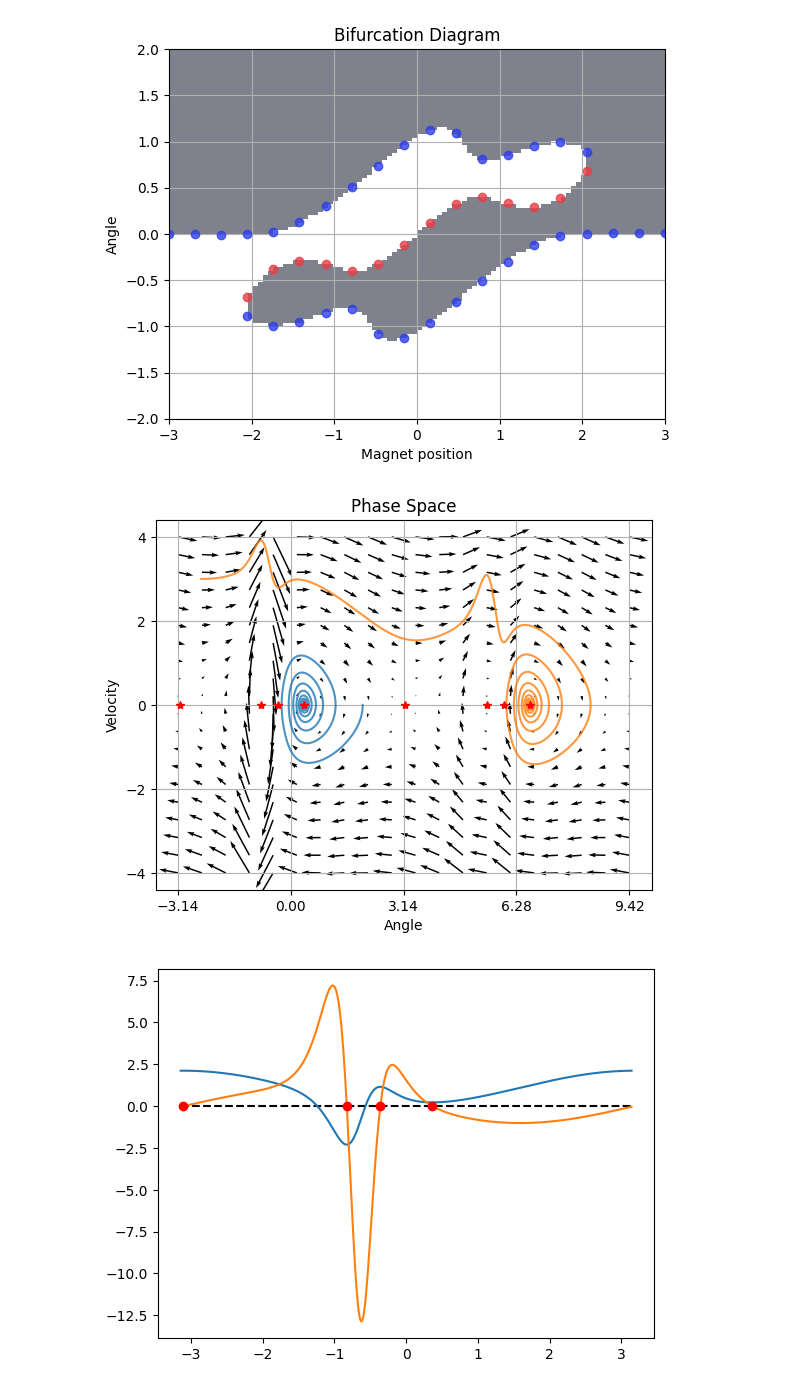
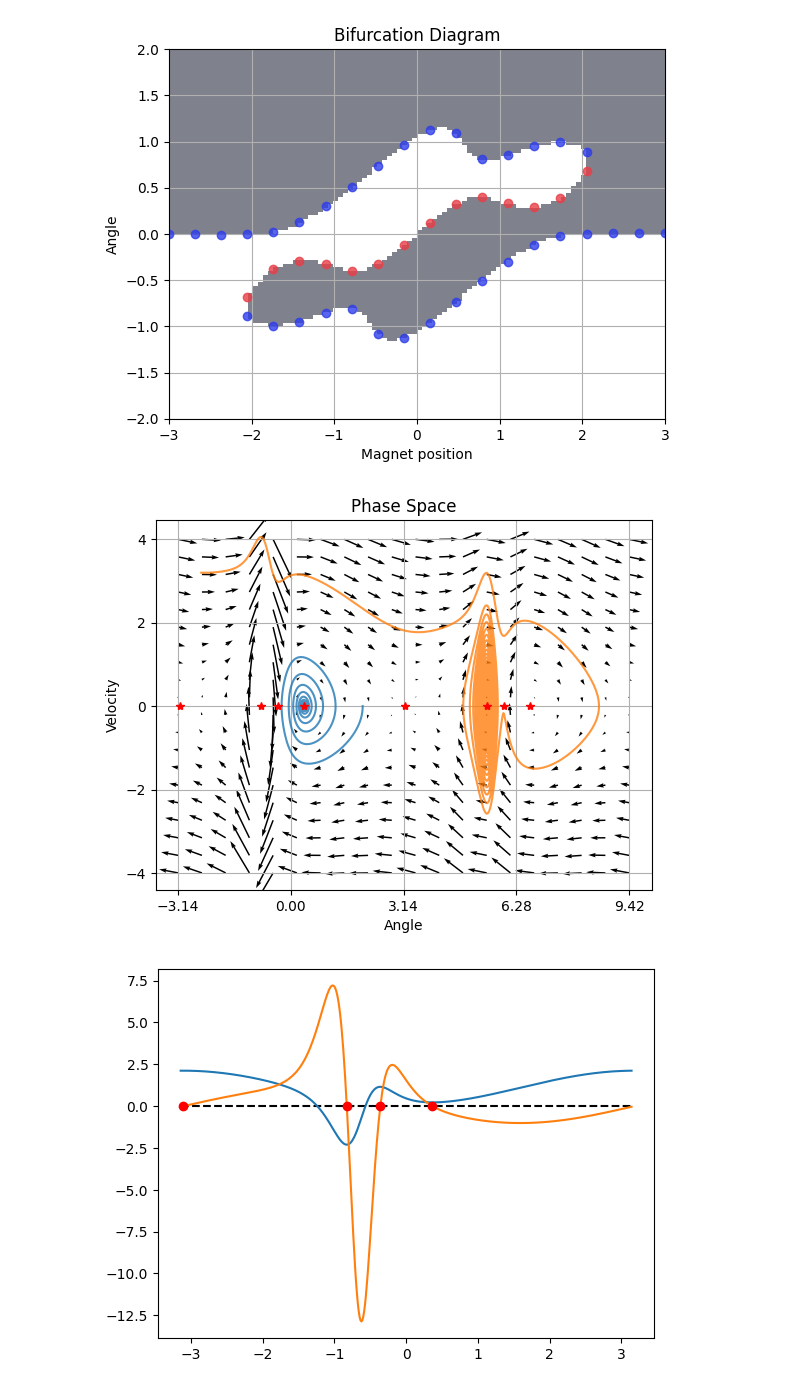
Before and after one commit to Dobel26/MagneticPendulum, a Jupyter notebook: new_sim.ipynb, the cells around one changed output. Saved outputs shown, nothing was run; the diff lists cells and outputs as text; code cells hidden in the pictures.

```diff
--- a/new_sim.ipynb
+++ b/new_sim.ipynb
@@ -145,7 +145,7 @@ class System:
             fig, ax = plt.subplots()
 
         angles = np.linspace(-np.pi, np.pi, resolution)
-        ax.plot(angles, self.potential(angles), color=color)
+        ax.plot(angles, self.potential(angles), color=color, label="Potential")
 
     def plot_potential_derivative(self, ax=None, color=None, resolution=500):
         # Plot the derivative of the potential energy as a function of angle
@@ -153,7 +153,7 @@ class System:
             fig, ax = plt.subplots()
 
         angles = np.linspace(-np.pi, np.pi, resolution)
-        ax.plot(angles, self.potential_derivative(angles), color=color)
+        ax.plot(angles, self.potential_derivative(angles), color=color, label="Potential Derivative")
 
         # ax.set_xlabel("Angle")
         # ax.set_ylabel("Potential")
@@ -546,26 +550,26 @@ position_bifurcation(strength=strength,
 # %%
 s = System(dt=0.01)
 s.add_magnet(Magnet([-1, y_position], [0, strength]))
 critical_angles = s.get_critical_angles()
 
 s.plot_vectorfield(range_angles=[-np.pi, 3*np.pi])
 ax = plt.gca()
 critical_angles_plotting = np.array([critical_angles, critical_angles + 2 * np.pi]).flatten()
 
 s.angle = 2
 s.velocity = 0
 s.solve()
 s.plot_phase_trajectory(ax=ax, alpha=0.8)
 s.angle = -2.5
-s.velocity = 3
+s.velocity = 3.2
 s.solve()
 s.plot_phase_trajectory(ax=ax, alpha=0.8)
 
 ax.plot(critical_angles_plotting, np.zeros_like(critical_angles_plotting), '*', color="red")
 
 plt.savefig("phase_moving_repelling.pdf")
 # %% [output]
-[figure, old version]
+[figure, new version]
 # %%
 fig, ax = plt.subplots()
 ax.plot([-np.pi, np.pi], [0, 0], "k--")
```
Also changed, not shown: parts of 4 cells of this notebook, 14 other files.
